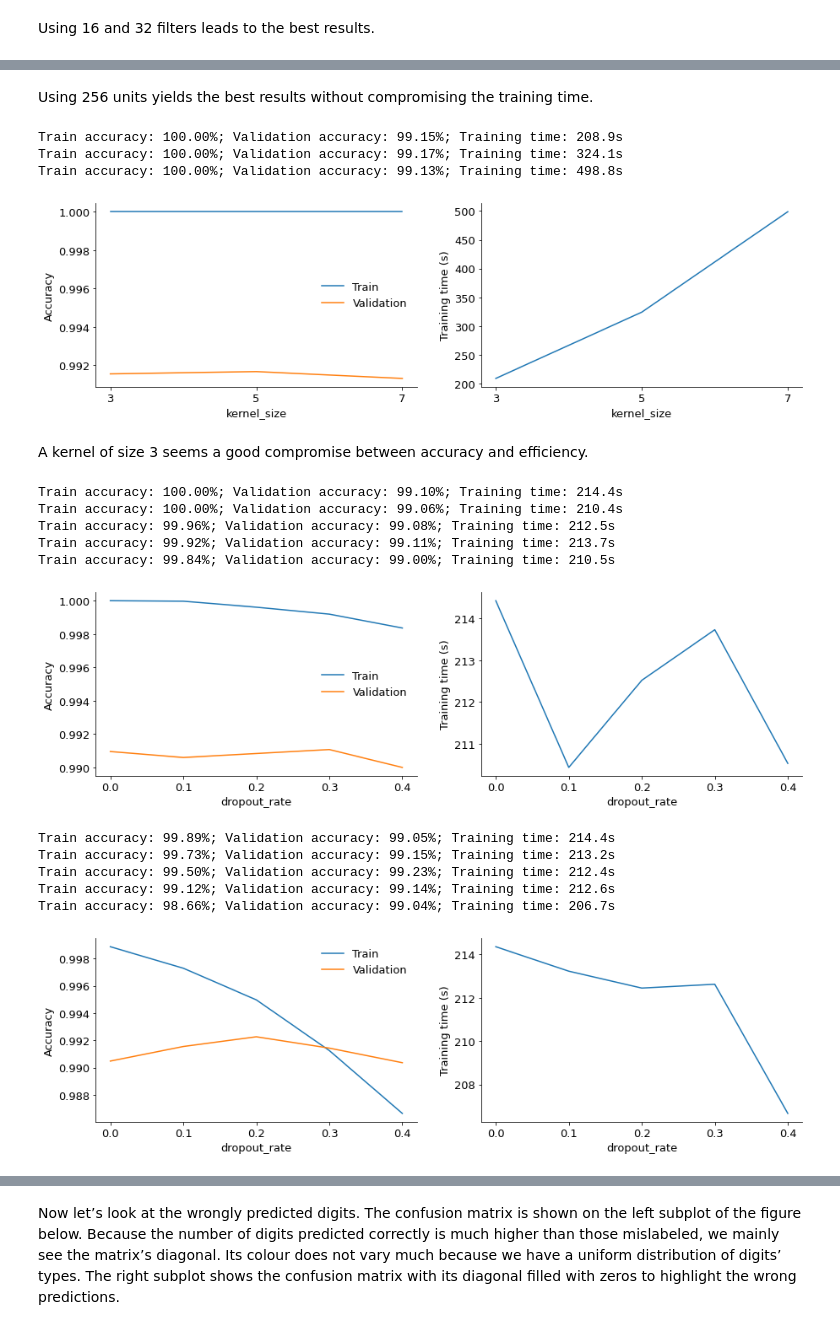
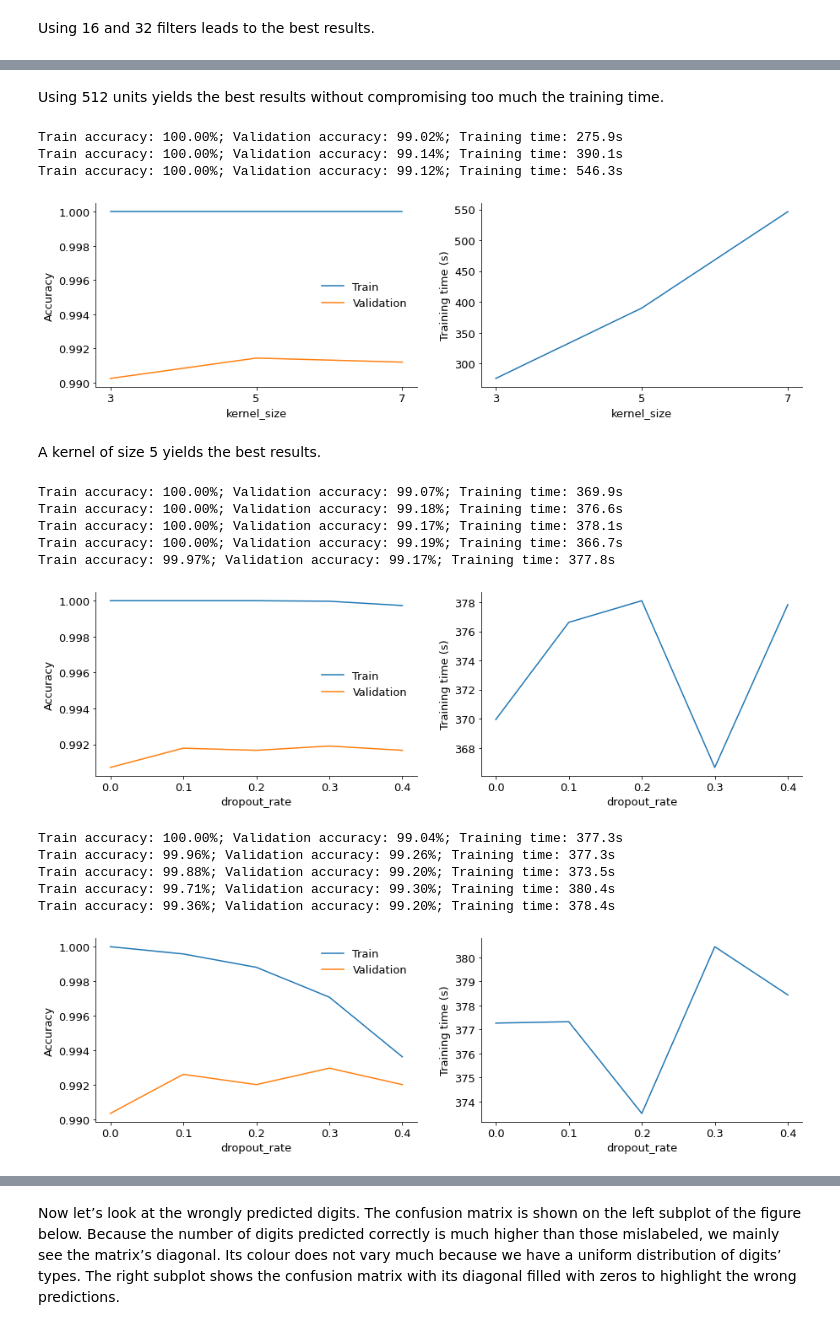
Before and after one commit to sgneves/competitions, a Jupyter notebook: Digit_recognizer/Digit_recognizer.ipynb, the cells around one changed output, grey strips where cells are left out. Saved outputs shown, nothing was run; the diff lists cells and outputs as text; code cells hidden in the pictures.

```diff
--- a/Digit_recognizer/Digit_recognizer.ipynb
+++ b/Digit_recognizer/Digit_recognizer.ipynb
@@ -553,41 +566,43 @@ Train accuracy: 100.00%; Validation accuracy: 99.11%; Training time: 373.5s
 # %% [markdown]
-Using 256 units yields the best results without compromising the training time.
+Using 512 units yields the best results without compromising too much the training time.
 # %%
-create_arg['units'] = 256
+create_arg['units'] = 512
 # %%
 # Tune the kernel size of the convolution layers
 compare_model_param(create_keras_model, create_arg, fit_keras_model, fit_arg, ('kernel_size',[3,5,7]))
 # %% [output]
-Train accuracy: 100.00%; Validation accuracy: 99.15%; Training time: 208.9s
-Train accuracy: 100.00%; Validation accuracy: 99.17%; Training time: 324.1s
-Train accuracy: 100.00%; Validation accuracy: 99.13%; Training time: 498.8s
+Train accuracy: 100.00%; Validation accuracy: 99.02%; Training time: 275.9s
+Train accuracy: 100.00%; Validation accuracy: 99.14%; Training time: 390.1s
+Train accuracy: 100.00%; Validation accuracy: 99.12%; Training time: 546.3s
-[figure, old version]
+[figure, new version]
-# %% [markdown]
-A kernel of size 3 seems a good compromise between accuracy and efficiency.
+# %% [markdown]
+A kernel of size 5 yields the best results.
 # %%
-create_arg['kernel_size'] = 3
+create_arg['kernel_size'] = 5
 # %%
 # Tune the rate of the third dropout layer (after dense layer)
-vals = np.arange(0,0.5,0.1)
+vals = np.arange(0.0,0.5,0.1)
 
 compare_model_param(create_keras_model, create_arg, fit_keras_model, fit_arg, ('dropout_rate',[(0,0,val) for val in vals]),
                     xticks_labels=['{:.1f}'.format(val) for val in vals])
 # %% [output]
-Train accuracy: 100.00%; Validation accuracy: 99.10%; Training time: 214.4s
-Train accuracy: 100.00%; Validation accuracy: 99.06%; Training time: 210.4s
-Train accuracy: 99.96%; Validation accuracy: 99.08%; Training time: 212.5s
-Train accuracy: 99.92%; Validation accuracy: 99.11%; Training time: 213.7s
-Train accuracy: 99.84%; Validation accuracy: 99.00%; Training time: 210.5s
+Train accuracy: 100.00%; Validation accuracy: 99.07%; Training time: 369.9s
+Train accuracy: 100.00%; Validation accuracy: 99.18%; Training time: 376.6s
+Train accuracy: 100.00%; Validation accuracy: 99.17%; Training time: 378.1s
+Train accuracy: 100.00%; Validation accuracy: 99.19%; Training time: 366.7s
+Train accuracy: 99.97%; Validation accuracy: 99.17%; Training time: 377.8s
-[figure, old version]
+[figure, new version]
 # %%
 # Tune the rate of the first two dropout layers (after convolution layers)
-compare_model_param(create_keras_model, create_arg, fit_keras_model, fit_arg, ('dropout_rate',[(val,val,0.3) for val in vals]),
+vals = np.arange(0,0.5,0.1)
+
+compare_model_param(create_keras_model, create_arg, fit_keras_model, fit_arg, ('dropout_rate',[(val,val,0.1) for val in vals]),
                     xticks_labels=['{:.1f}'.format(val) for val in vals])
 # %% [output]
-Train accuracy: 99.89%; Validation accuracy: 99.05%; Training time: 214.4s
-Train accuracy: 99.73%; Validation accuracy: 99.15%; Training time: 213.2s
-Train accuracy: 99.50%; Validation accuracy: 99.23%; Training time: 212.4s
-Train accuracy: 99.12%; Validation accuracy: 99.14%; Training time: 212.6s
-Train accuracy: 98.66%; Validation accuracy: 99.04%; Training time: 206.7s
+Train accuracy: 100.00%; Validation accuracy: 99.04%; Training time: 377.3s
+Train accuracy: 99.96%; Validation accuracy: 99.26%; Training time: 377.3s
+Train accuracy: 99.88%; Validation accuracy: 99.20%; Training time: 373.5s
+Train accuracy: 99.71%; Validation accuracy: 99.30%; Training time: 380.4s
+Train accuracy: 99.36%; Validation accuracy: 99.20%; Training time: 378.4s
-[figure, old version]
+[figure, new version]
 # %% [markdown]
```
Also changed, not shown: parts of 30 cells of this notebook.
